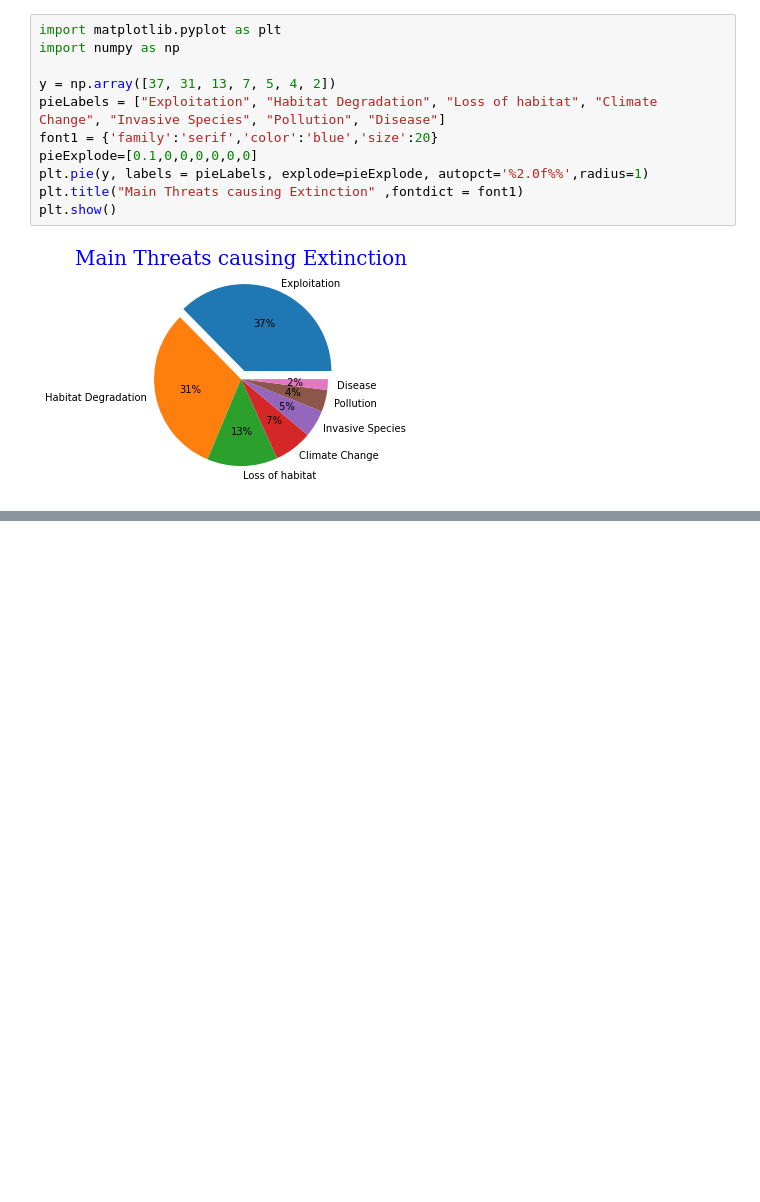
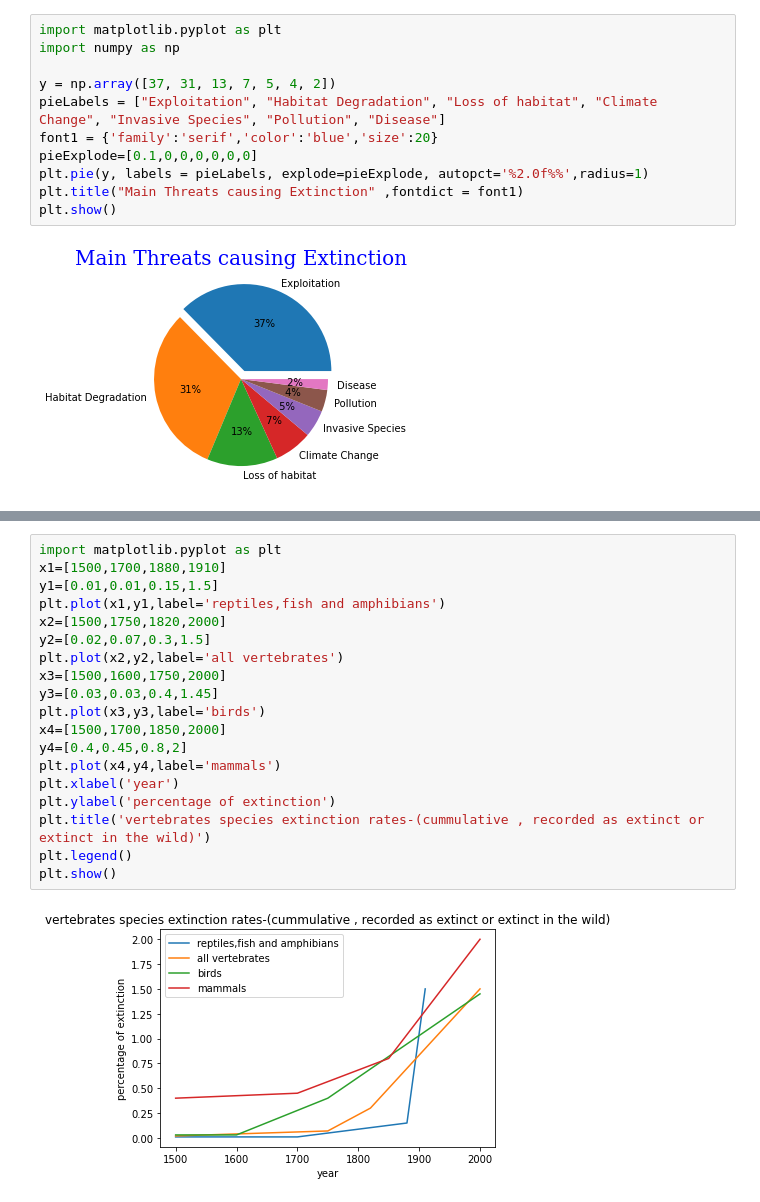
Before and after one commit to Vaidehii28/Python-project, a Jupyter notebook: PYTHON PROJECT.ipynb, the cells around one changed output, grey strips where cells are left out. Saved outputs shown, nothing was run; the diff lists cells and outputs as text; blank space fills up the shorter version.

```diff
--- a/PYTHON PROJECT.ipynb
+++ b/PYTHON PROJECT.ipynb
@@ -138,0 +153,21 @@ plt.show()
+# %%
+import matplotlib.pyplot as plt
+x1=[1500,1700,1880,1910]
+y1=[0.01,0.01,0.15,1.5]
+plt.plot(x1,y1,label='reptiles,fish and amphibians')
+x2=[1500,1750,1820,2000]
+y2=[0.02,0.07,0.3,1.5]
+plt.plot(x2,y2,label='all vertebrates')
+x3=[1500,1600,1750,2000]
+y3=[0.03,0.03,0.4,1.45]
+plt.plot(x3,y3,label='birds')
+x4=[1500,1700,1850,2000]
+y4=[0.4,0.45,0.8,2]
+plt.plot(x4,y4,label='mammals')
+plt.xlabel('year')
+plt.ylabel('percentage of extinction')
+plt.title('vertebrates species extinction rates-(cummulative , recorded as extinct or extinct in the wild)')
+plt.legend()
+plt.show()
+# %% [output]
+[figure, added]
```
Also changed, not shown: parts of 2 cells of this notebook.
